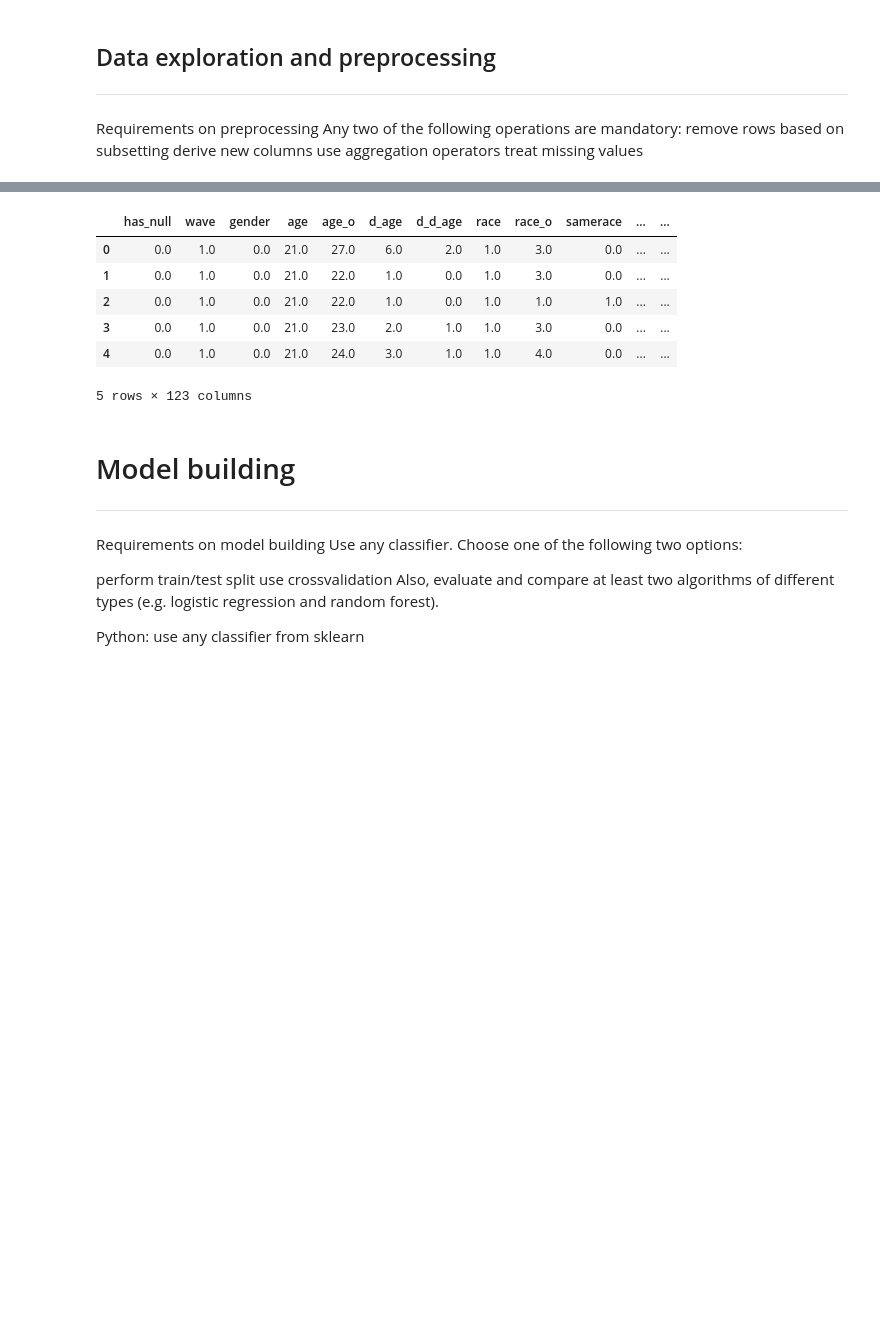
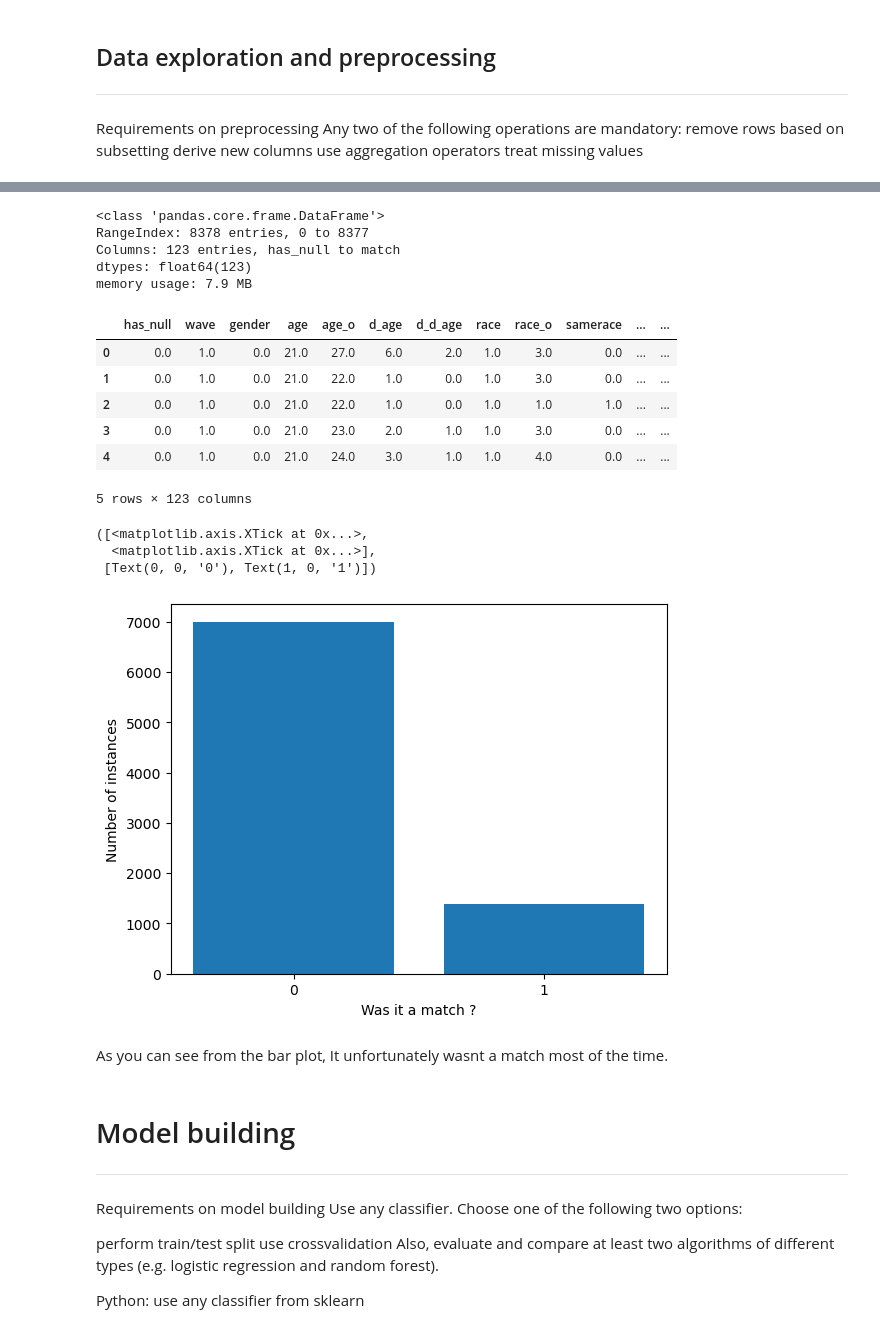
Before and after one commit to luukkass/project01, a Jupyter notebook: project01.ipynb, the cells around one changed output, grey strips where cells are left out. Drawn from its saved outputs; the diff is of its cells as text; code cells hidden in the pictures; blank space fills up the shorter version.

```diff
--- a/project01.ipynb
+++ b/project01.ipynb
@@ -40,16 +49,34 @@ for col in df.columns:
         oe = OrdinalEncoder()
         oe.fit(df[[col]])
         df[col] = oe.fit_transform(df[[col]])
-
+df.info()
 df.head()
 # %% [output]
+<class 'pandas.core.frame.DataFrame'>
+RangeIndex: 8378 entries, 0 to 8377
+Columns: 123 entries, has_null to match
+dtypes: float64(123)
+memory usage: 7.9 MB
 |  | has_null | wave | gender | age | age_o | d_age | d_d_age | race | race_o | samerace | ... | ... |
 | 0 | 0.0 | 1.0 | 0.0 | 21.0 | 27.0 | 6.0 | 2.0 | 1.0 | 3.0 | 0.0 | ... | ... |
 | 1 | 0.0 | 1.0 | 0.0 | 21.0 | 22.0 | 1.0 | 0.0 | 1.0 | 3.0 | 0.0 | ... | ... |
 | 2 | 0.0 | 1.0 | 0.0 | 21.0 | 22.0 | 1.0 | 0.0 | 1.0 | 1.0 | 1.0 | ... | ... |
 | 3 | 0.0 | 1.0 | 0.0 | 21.0 | 23.0 | 2.0 | 1.0 | 1.0 | 3.0 | 0.0 | ... | ... |
 | 4 | 0.0 | 1.0 | 0.0 | 21.0 | 24.0 | 3.0 | 1.0 | 1.0 | 4.0 | 0.0 | ... | ... |
-5 rows × 123 columns
+5 rows × 123 columns
+# %%
+matches = df["match"].value_counts()
+plt.bar(matches.index, matches.values)
+plt.xlabel("Was it a match ?")
+plt.ylabel("Number of instances")
+plt.xticks([0,1])
+# %% [output]
+([<matplotlib.axis.XTick at 0x...>,
+  <matplotlib.axis.XTick at 0x...>],
+ [Text(0, 0, '0'), Text(1, 0, '1')])
+[figure, added]
+# %% [markdown]
+As you can see from the bar plot, It unfortunately wasnt a match most of the time.
 # %% [markdown]
 # Model building
 ***
```
Also changed, not shown: parts of 6 cells of this notebook, 1 other file.
